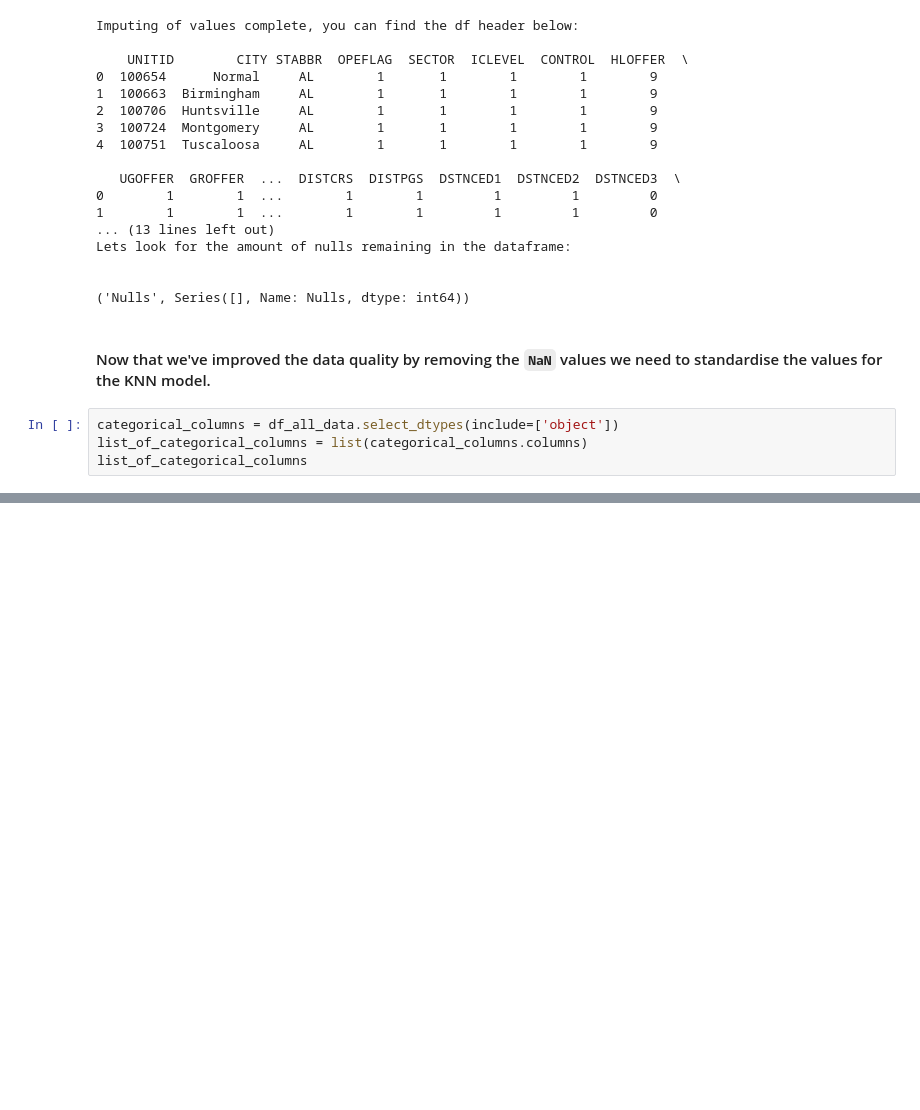
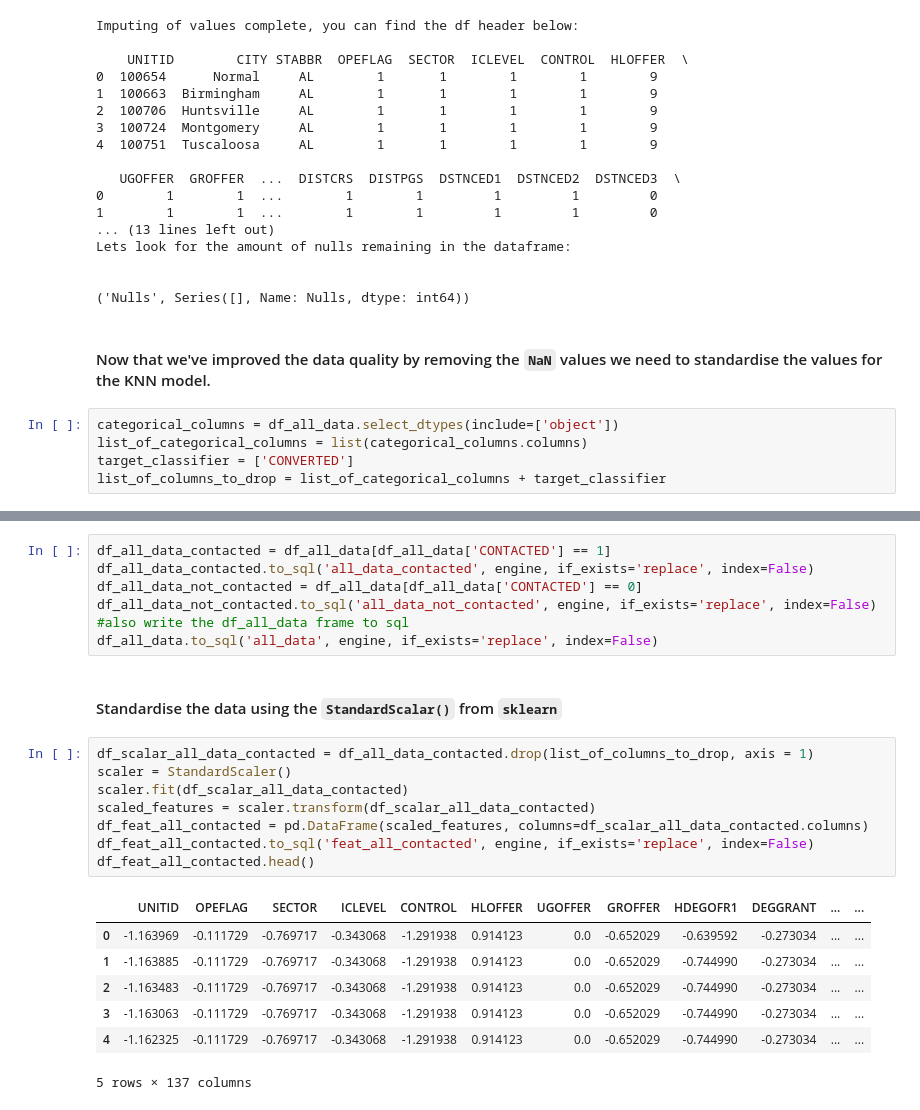
Before and after one commit to MiloAlphaKilo/DSND_Projects, a Jupyter notebook: Project_5_Final_Project/src/2_data_preperation.ipynb, the cells around one changed output, grey strips where cells are left out. Drawn from its saved outputs; the diff is of its cells as text; blank space fills up the shorter version.

```diff
--- a/Project_5_Final_Project/src/2_data_preperation.ipynb
+++ b/Project_5_Final_Project/src/2_data_preperation.ipynb
@@ -171,7 +171,8 @@ Lets look for the amount of nulls remaining in the dataframe:
 # %%
 categorical_columns = df_all_data.select_dtypes(include=['object'])
 list_of_categorical_columns = list(categorical_columns.columns)
-list_of_categorical_columns
+target_classifier = ['CONVERTED']
+list_of_columns_to_drop = list_of_categorical_columns + target_classifier
 # %% [output]
 ['CITY',
  'STABBR',
@@ -192,0 +196,25 @@ ValueError: could not convert string to float: 'Normal'
+# %%
+df_all_data_contacted = df_all_data[df_all_data['CONTACTED'] == 1]
+df_all_data_contacted.to_sql('all_data_contacted', engine, if_exists='replace', index=False)
+df_all_data_not_contacted = df_all_data[df_all_data['CONTACTED'] == 0]
+df_all_data_not_contacted.to_sql('all_data_not_contacted', engine, if_exists='replace', index=False)
+#also write the df_all_data frame to sql
+df_all_data.to_sql('all_data', engine, if_exists='replace', index=False)
+# %% [markdown]
+#### Standardise the data using the `StandardScalar()` from `sklearn`
+# %%
+df_scalar_all_data_contacted = df_all_data_contacted.drop(list_of_columns_to_drop, axis = 1)
+scaler = StandardScaler()
+scaler.fit(df_scalar_all_data_contacted)
+scaled_features = scaler.transform(df_scalar_all_data_contacted)
+df_feat_all_contacted = pd.DataFrame(scaled_features, columns=df_scalar_all_data_contacted.columns)
+df_feat_all_contacted.to_sql('feat_all_contacted', engine, if_exists='replace', index=False)
+df_feat_all_contacted.head()
+# %% [output]
+|  | UNITID | OPEFLAG | SECTOR | ICLEVEL | CONTROL | HLOFFER | UGOFFER | GROFFER | HDEGOFR1 | DEGGRANT | ... | ... |
+| 0 | -1.163969 | -0.111729 | -0.769717 | -0.343068 | -1.291938 | 0.914123 | 0.0 | -0.652029 | -0.639592 | -0.273034 | ... | ... |
+| 1 | -1.163885 | -0.111729 | -0.769717 | -0.343068 | -1.291938 | 0.914123 | 0.0 | -0.652029 | -0.744990 | -0.273034 | ... | ... |
+| 2 | -1.163483 | -0.111729 | -0.769717 | -0.343068 | -1.291938 | 0.914123 | 0.0 | -0.652029 | -0.744990 | -0.273034 | ... | ... |
+| 3 | -1.163063 | -0.111729 | -0.769717 | -0.343068 | -1.291938 | 0.914123 | 0.0 | -0.652029 | -0.744990 | -0.273034 | ... | ... |
+| 4 | -1.162325 | -0.111729 | -0.769717 | -0.343068 | -1.291938 | 0.914123 | 0.0 | -0.652029 | -0.744990 | -0.273034 | ... | ... |
+5 rows × 137 columns
```
Also changed, not shown: parts of 3 cells of this notebook, 2 other files.
